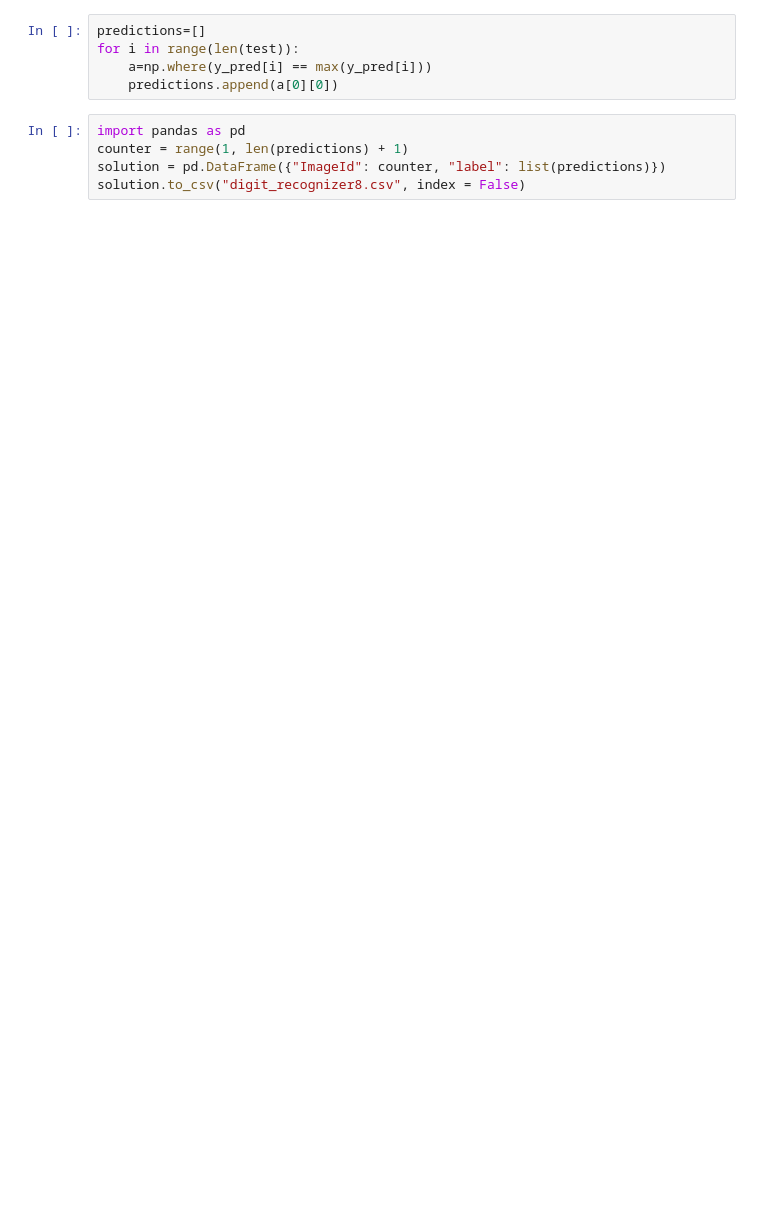
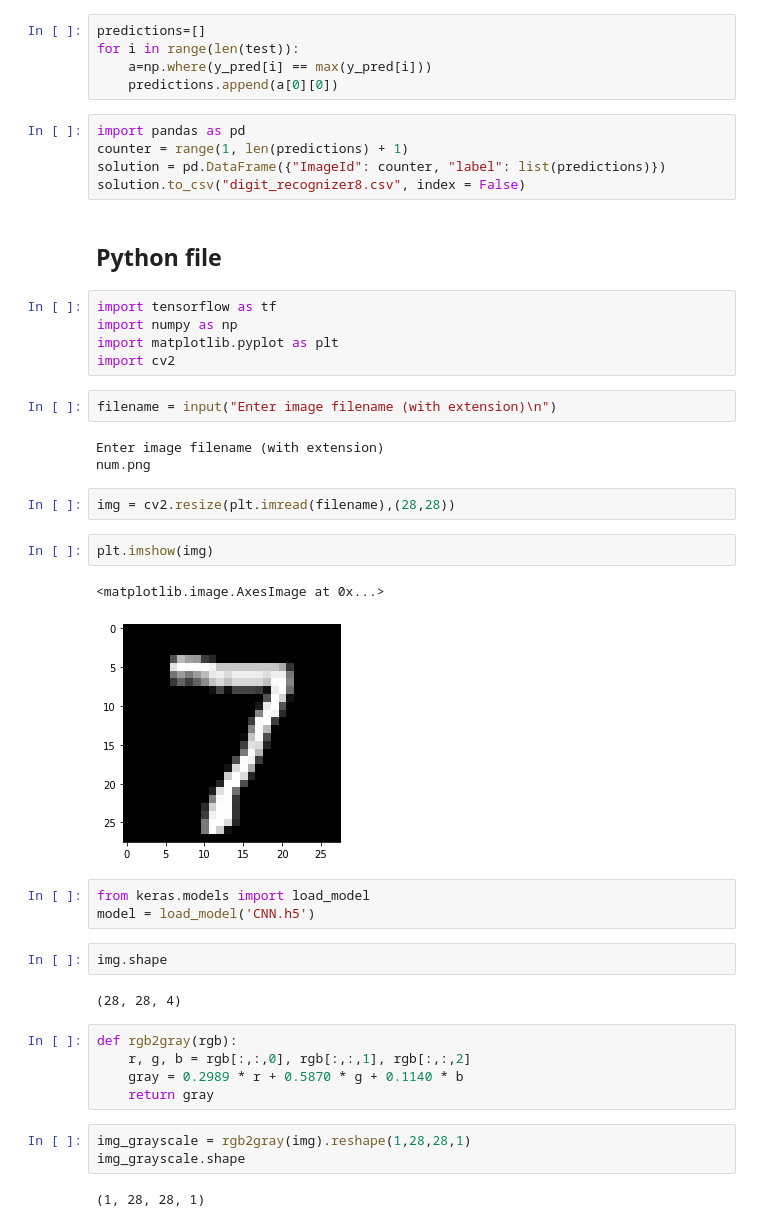
Before and after one commit to shivamsouravjha/Digit-Recognizer-by-CNN, a Jupyter notebook: CNN_digit_recognizer.ipynb, the cells around one changed output. Drawn from its saved outputs; the diff is of its cells as text; blank space fills up the shorter version.

```diff
--- a/CNN_digit_recognizer.ipynb
+++ b/CNN_digit_recognizer.ipynb
@@ -113,3 +213,39 @@ import pandas as pd
 counter = range(1, len(predictions) + 1)
 solution = pd.DataFrame({"ImageId": counter, "label": list(predictions)})
 solution.to_csv("digit_recognizer8.csv", index = False)
+# %% [markdown]
+## Python file
+# %%
+import tensorflow as tf
+import numpy as np
+import matplotlib.pyplot as plt
+import cv2
+# %%
+filename = input("Enter image filename (with extension)\n")
+# %% [output]
+Enter image filename (with extension)
+num.png
+# %%
+img = cv2.resize(plt.imread(filename),(28,28))
+# %%
+plt.imshow(img)
+# %% [output]
+<matplotlib.image.AxesImage at 0x...>
+[figure, added]
+# %%
+from keras.models import load_model
+model = load_model('CNN.h5')
+# %%
+img.shape
+# %% [output]
+(28, 28, 4)
+# %%
+def rgb2gray(rgb):
+    r, g, b = rgb[:,:,0], rgb[:,:,1], rgb[:,:,2]
+    gray = 0.2989 * r + 0.5870 * g + 0.1140 * b
+    return gray
+# %%
+img_grayscale = rgb2gray(img).reshape(1,28,28,1)
+img_grayscale.shape
+# %% [output]
+(1, 28, 28, 1)
```
Also changed, not shown: parts of 23 cells of this notebook.
